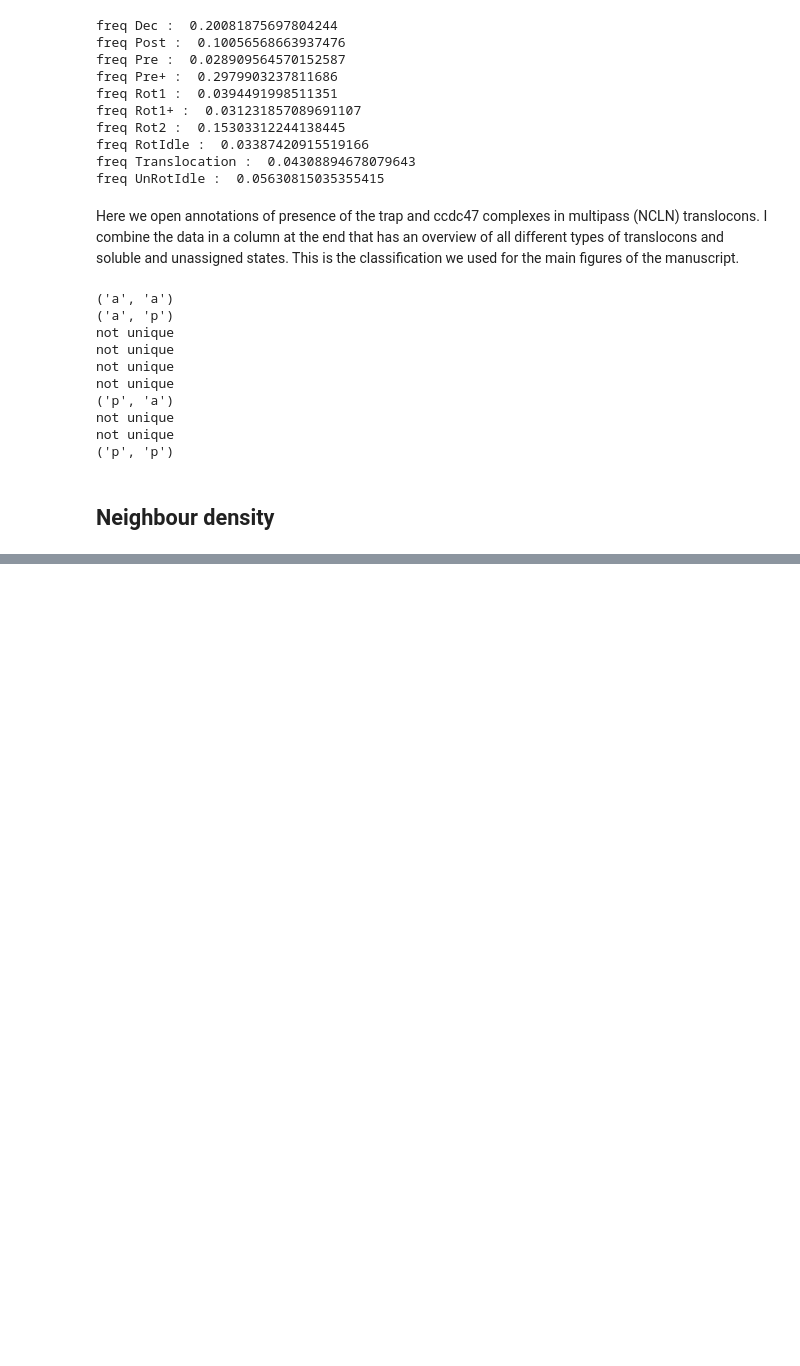
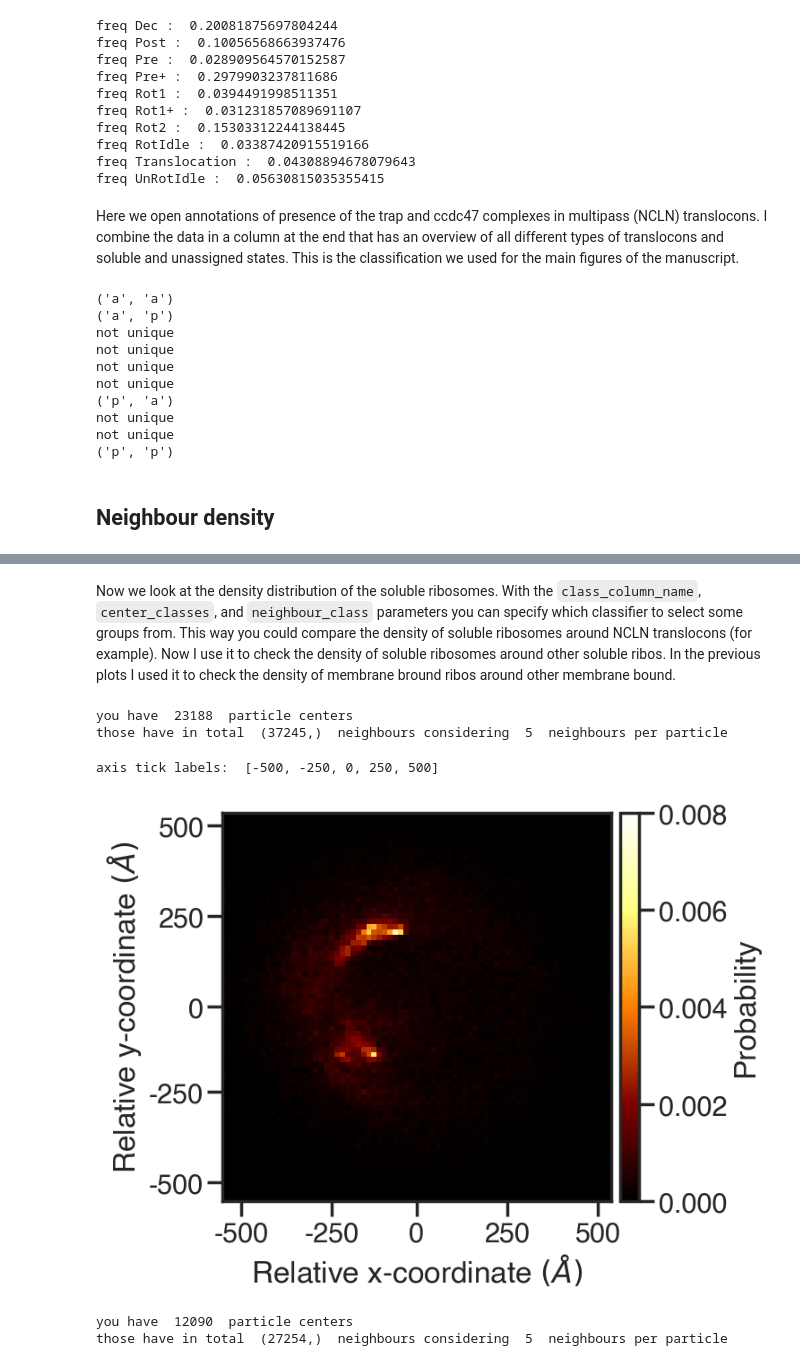
Before and after one commit to McHaillet/polysome-stats, a Jupyter notebook: polysomes/example.ipynb, the cells around one changed output, grey strips where cells are left out. Cells and saved outputs as stored; diff of their text form; code cells hidden in the pictures; blank space fills up the shorter version.

```diff
--- a/polysomes/example.ipynb
+++ b/polysomes/example.ipynb
@@ -151,0 +181,22 @@ AttributeError: 'DataFrame' object has no attribute 'x'
+# %% [markdown]
+Now we look at the density distribution of the soluble ribosomes. With the `class_column_name`, `center_classes`, and `neighbour_class` parameters you can specify which classifier to select some groups from. This way you could compare the density of soluble ribosomes around NCLN translocons (for example). Now I use it to check the density of soluble ribosomes around other soluble ribos. In the previous plots I used it to check the density of membrane bround ribos around other membrane bound.
+# %%
+relative_coords_sol, plane_norm = neighbour_position_3d(df_wt[df_wt.activity=='active'], class_column_name='state',
+                                                    center_classes=['Sol'],
+                                                    neighbour_classes=['Sol'],
+                                                    plane_norm=[0.25, 0.40, 0.88])
+# %% [output]
+you have  23188  particle centers
+those have in total  (37245,)  neighbours considering  5  neighbours per particle
+# %%
+%matplotlib inline
+fig, ax, hist, edges = density_plot(relative_coords_sol, (-550, 550), 15, (6, 6), probability=True,
+                                    tick_labels=[-500, -250, 0, 250, 500], vrange=(0, 0.008))
+# %% [output]
+axis tick labels:  [-500, -250, 0, 250, 500]
+[figure, added]
+# %%
+relative_coords_inact, plane_norm = neighbour_position_3d(df_wt[df_wt.activity!='active'], plane_norm=[0.25, 0.40, 0.88])
+# %% [output]
+you have  12090  particle centers
+those have in total  (27254,)  neighbours considering  5  neighbours per particle
```
Also changed, not shown: parts of 18 cells of this notebook, 16 other files.
